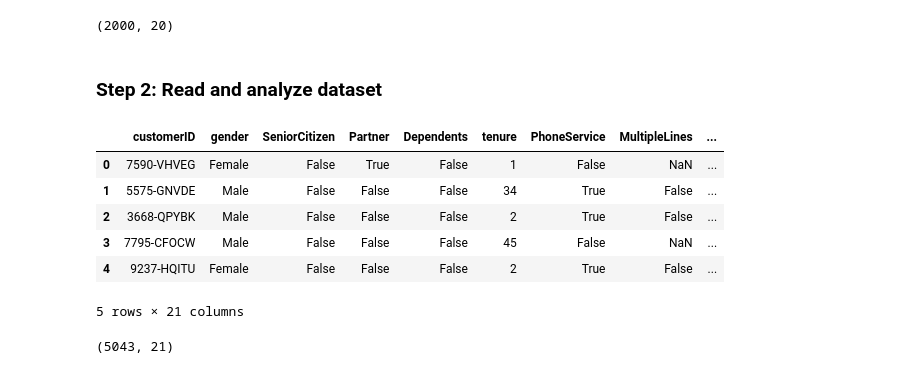
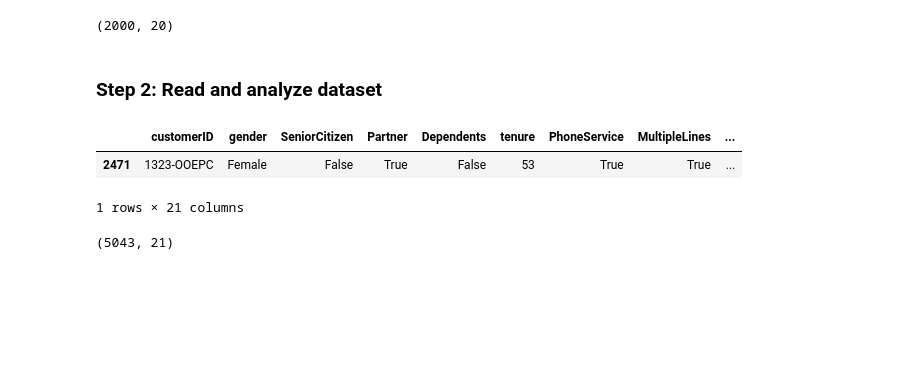
Before and after one commit to Kwamena-A-Yamoah/Customer-churn-analysis, a Jupyter notebook: Notebook/Customer_churn_analysis.ipynb, the cells around one changed output. Saved outputs shown, nothing was run; the diff lists cells and outputs as text; code cells hidden in the pictures; blank space fills up the shorter version.

```diff
--- a/Notebook/Customer_churn_analysis.ipynb
+++ b/Notebook/Customer_churn_analysis.ipynb
@@ -227,15 +227,11 @@ df_3.shape
 ### Step 2: Read and analyze dataset
 # %%
 # View the train_df data
-train_df.head()
+train_df.sample()
 # %% [output]
 |  | customerID | gender | SeniorCitizen | Partner | Dependents | tenure | PhoneService | MultipleLines | ... |
-| 0 | 7590-VHVEG | Female | False | True | False | 1 | False | NaN | ... |
-| 1 | 5575-GNVDE | Male | False | False | False | 34 | True | False | ... |
-| 2 | 3668-QPYBK | Male | False | False | False | 2 | True | False | ... |
-| 3 | 7795-CFOCW | Male | False | False | False | 45 | False | NaN | ... |
-| 4 | 9237-HQITU | Female | False | False | False | 2 | True | False | ... |
+| 2471 | 1323-OOEPC | Female | False | True | False | 53 | True | True | ... |
-5 rows × 21 columns
+1 rows × 21 columns
 # %%
 # check for total number of rows and columns
 train_df.shape
```
Also changed, not shown: parts of 17 cells of this notebook.
